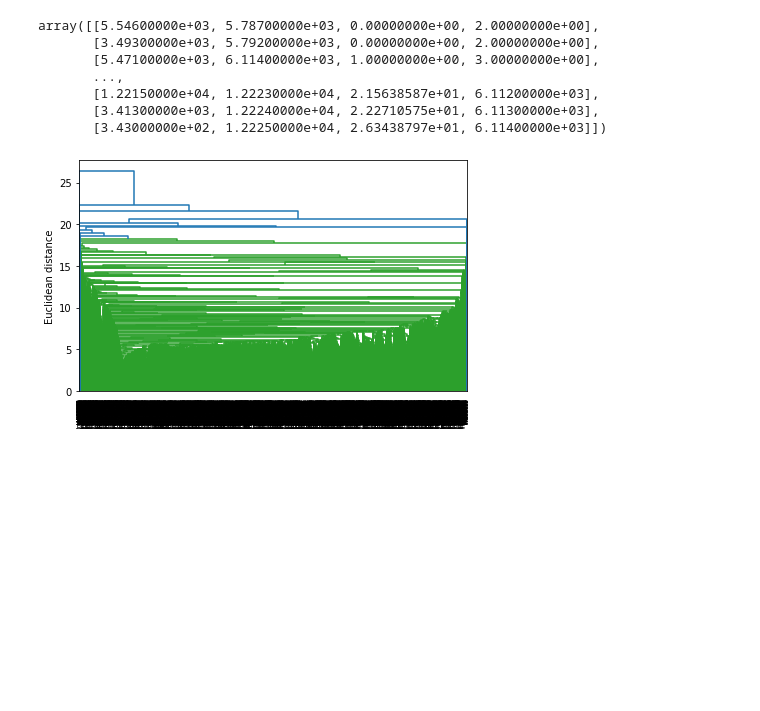
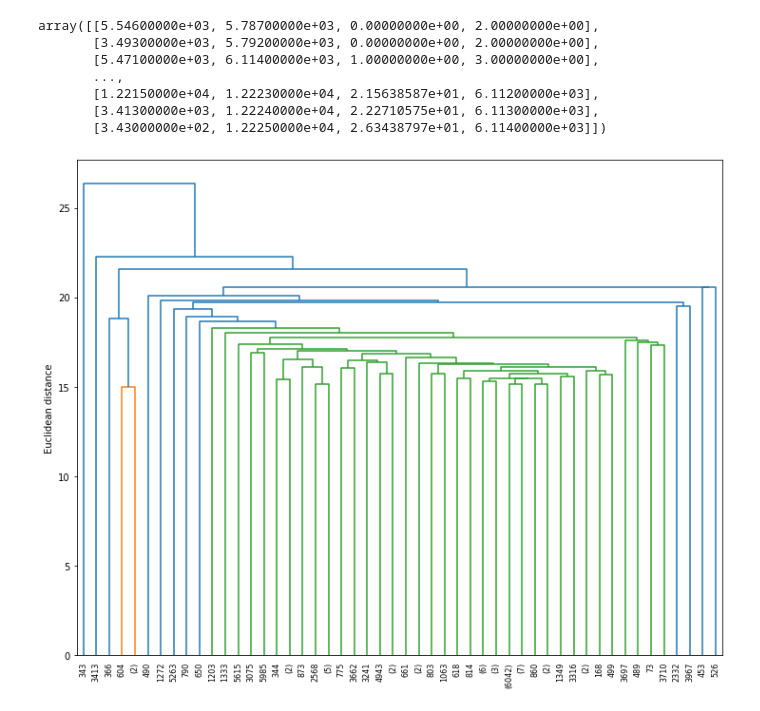
Before and after one commit to SoulTree-Lovers/DataScienceProject, a Jupyter notebook: SM/Clustering.ipynb, the cells around one changed output. Cells and saved outputs as stored; diff of their text form; code cells hidden in the pictures; blank space fills up the shorter version.

```diff
--- a/SM/Clustering.ipynb
+++ b/SM/Clustering.ipynb
@@ -178,18 +178,23 @@ array([[5.54600000e+03, 5.78700000e+03, 0.00000000e+00, 2.00000000e+00],
 # %%
 from scipy.cluster.hierarchy import dendrogram
 import matplotlib.pyplot as plt
+import scipy.cluster.hierarchy as sch
 
 # 검은색 덴드로그램 만들기 (1/2 부분만)
 # from scipy.cluster.hierarchy import set_link_color_palette
 # set_link_color_palette(['black'])
 
-row_dendr = dendrogram(row_clusters,
-                       labels=labels,
-                       # make dendrogram black (part 2/2)
-                       # color_threshold=np.inf
-                       )
+plt.figure(figsize=(10, 8))
+
+dendrogram = sch.dendrogram(row_clusters, truncate_mode='lastp', p=50)
+# row_dendr = dendrogram(row_clusters,
+#                        labels=labels,
+#                        # make dendrogram black (part 2/2)
+#                        # color_threshold=np.inf
+#                        )
+
 plt.tight_layout()
 plt.ylabel('Euclidean distance')
 plt.show()
 # %% [output]
-[figure, old version]
+[figure, new version]
```
Also changed, not shown: parts of 3 cells of this notebook.
